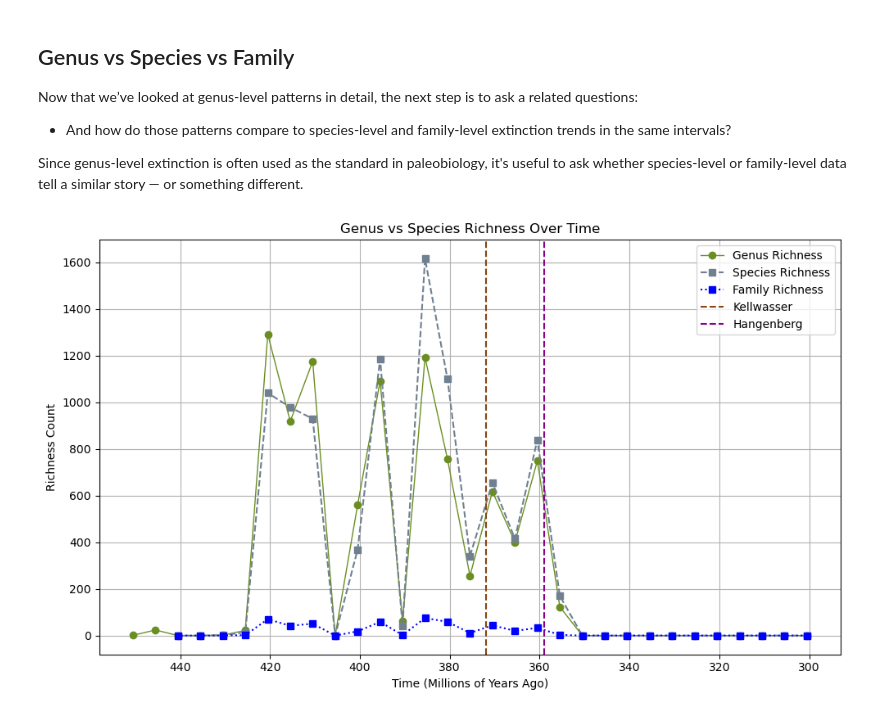
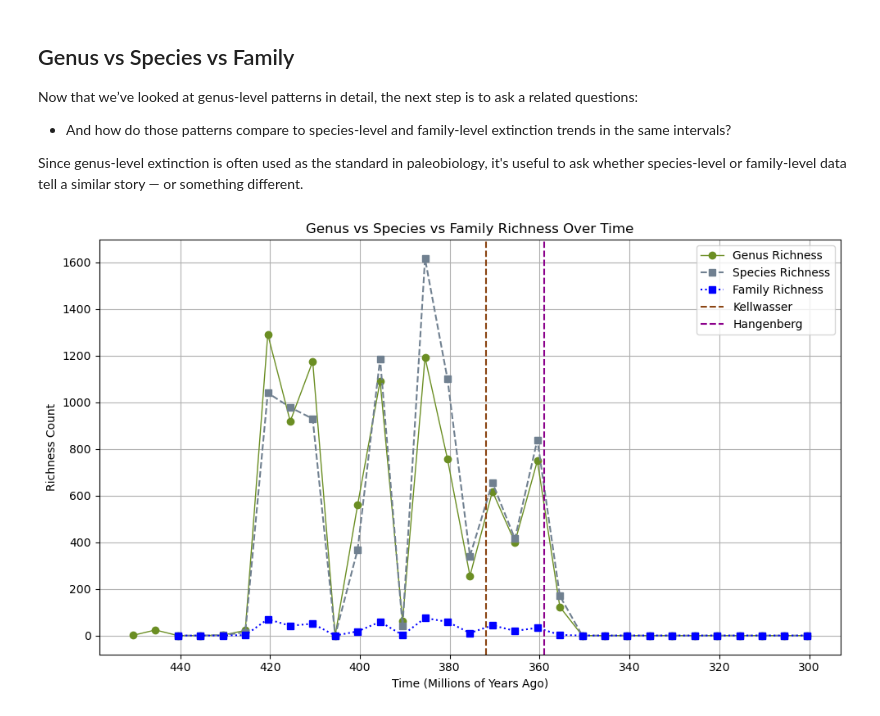
Before and after one commit to ConnorMoss02/Paleo, a Jupyter notebook: Paleontology_Notebook.ipynb, the cells around one changed output. Drawn from its saved outputs; the diff is of its cells as text; code cells hidden in the pictures.

```diff
--- a/Paleontology_Notebook.ipynb
+++ b/Paleontology_Notebook.ipynb
@@ -343,30 +343,30 @@ hangenberg_loss_f = (pre_hangenberg_f - post_hangenberg_f) / pre_hangenberg_f *
 # %%
 ## Combo Graph
 
 # Overlay species and genus richness on the same plot
 plt.figure(figsize=(10, 6))
 
 # Plot genus richness
 plt.plot(biodiversity_g['midpoint'], biodiversity_g['genus_count'], marker='o', linestyle='-', label='Genus Richness', color="olivedrab", linewidth=1.0,)
 
 # Plot species richness
 plt.plot(biodiversity_s['midpoint'], biodiversity_s['species_count'], marker='s', linestyle='--', label='Species Richness', color='slategray')
 
 plt.plot(biodiversity_f['midpoint'], biodiversity_f['family_count'], marker='s', linestyle=':', label='Family Richness', color='blue')
 
 # Highlight extinction events
 plt.axvline(x=372, color='saddlebrown', linestyle='--', label='Kellwasser')
 plt.axvline(x=359, color='darkmagenta', linestyle='--', label='Hangenberg')
 
 # Final plot settings
 plt.gca().invert_xaxis()
-plt.title("Genus vs Species Richness Over Time")
+plt.title("Genus vs Species vs Family Richness Over Time")
 plt.xlabel("Time (Millions of Years Ago)")
 plt.ylabel("Richness Count")
 plt.legend()
 plt.grid(True)
 plt.tight_layout()
 plt.show()
 # %% [output]
-[figure, old version]
+[figure, new version]
 # %% [markdown]
```
Also changed, not shown: parts of 2 cells of this notebook.
